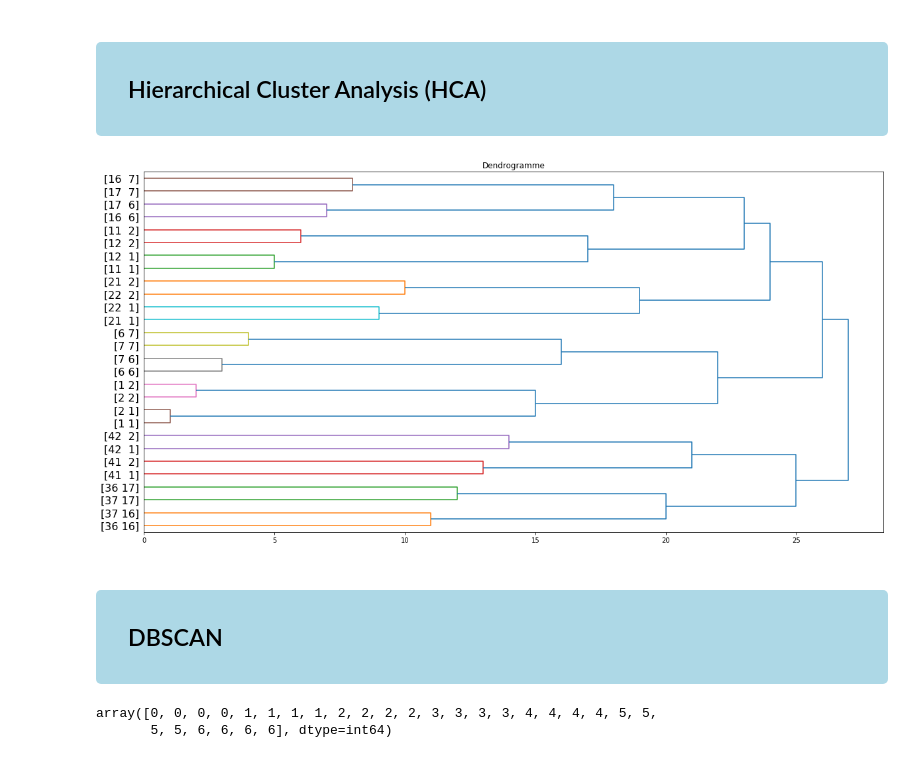
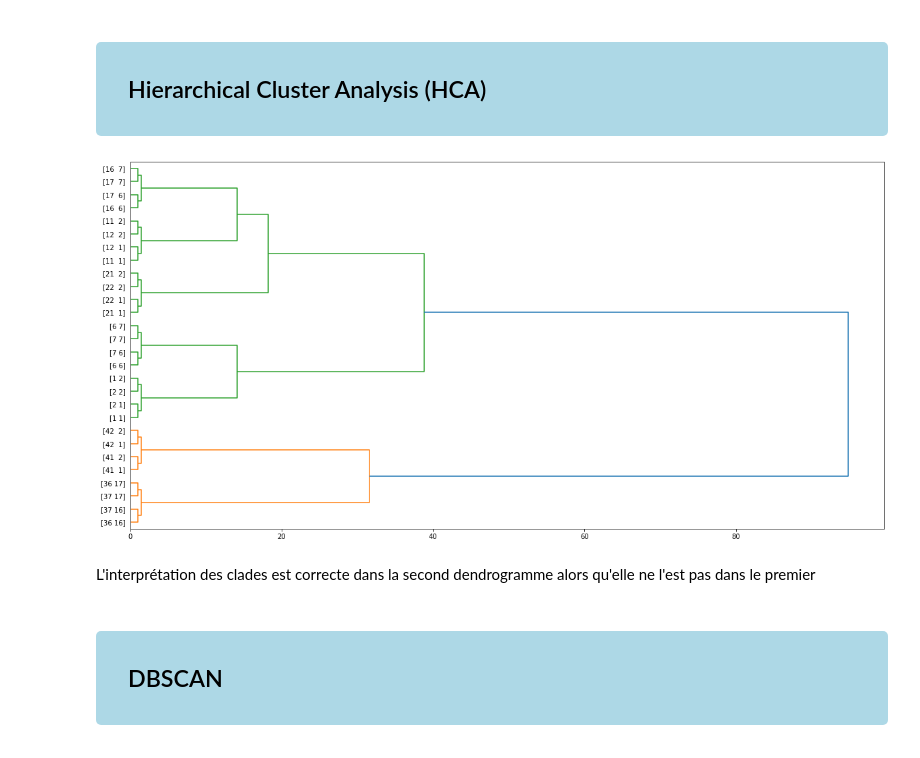
Before and after one commit to eric2mangel/DataScience, a Jupyter notebook: K-means_and_HCA_simples.ipynb, the cells around one changed output. Saved outputs shown, nothing was run; the diff lists cells and outputs as text; code cells hidden in the pictures.

```diff
--- a/K-means_and_HCA_simples.ipynb
+++ b/K-means_and_HCA_simples.ipynb
@@ -170,29 +165,26 @@ ward = AgglomerativeClustering(linkage='ward',compute_full_tree=True).fit(coord)
-# %%
-labels_str = [str(i) for i in coord] #Transformation des coordonnées des points en str \\
-#pour éviter tout problème d'interprétation de format
-
-dendro = [ ]
-for a,b in ward.children_:
-    dendro.append([a, b, float(len(dendro)+1), len(dendro)+1])
-
-plt.figure(figsize=(20, 10) )
-dendrogram(dendro,color_threshold=15,labels=labels_str,
-           show_leaf_counts=True,orientation="right", leaf_font_size=16)
-plt.title("Dendrogramme")
-plt.show()
-# %% [output]
-[figure, removed]
-# %% [markdown]
-<h2 style="background-color:lightblue;padding:2rem;border-radius:5px;">DBSCAN</h2>
+# %%
+import numpy as np
+import matplotlib.pyplot as plt
+from scipy.cluster.hierarchy import dendrogram, linkage
+
+labels_str = [str(i) for i in coord] #Transformation des coordonnées des points en str \\
+
+x = [i[0] for i in coord]
+y = [i[1] for i in coord]
+
+data = list(zip(x, y))
+
+linkage_data = linkage(data, method='ward', metric='euclidean')
+
+plt.figure(figsize=(20, 10) )
+dendrogram(linkage_data,labels=labels_str,orientation="right")
+
+plt.show()
+# %% [output]
+[figure, added]
+# %% [markdown]
+L'interprétation des clades est correcte dans la second dendrogramme alors qu'elle ne l'est pas dans le premier
+# %% [markdown]
+<h2 style="background-color:lightblue;padding:2rem;border-radius:5px;">DBSCAN</h2>
 # %%
 from sklearn.cluster import DBSCAN
-# %%
-#Deux paramètres importants:
-#eps : La distance maximale entre deux échantillons pour que l'un soit considéré comme voisin de l'autre.
-#min_samples : Le nombre d'échantillons (ou poids total) dans un voisinage pour qu'un point soit considéré comme un point central.
-    #Cela inclut le point lui-même.
-dbs = DBSCAN(eps=3, min_samples=2).fit(coord)
-dbs.labels_
-# %% [output]
-array([0, 0, 0, 0, 1, 1, 1, 1, 2, 2, 2, 2, 3, 3, 3, 3, 4, 4, 4, 4, 5, 5,
-       5, 5, 6, 6, 6, 6], dtype=int64)
```
Also changed, not shown: parts of 8 cells of this notebook.
